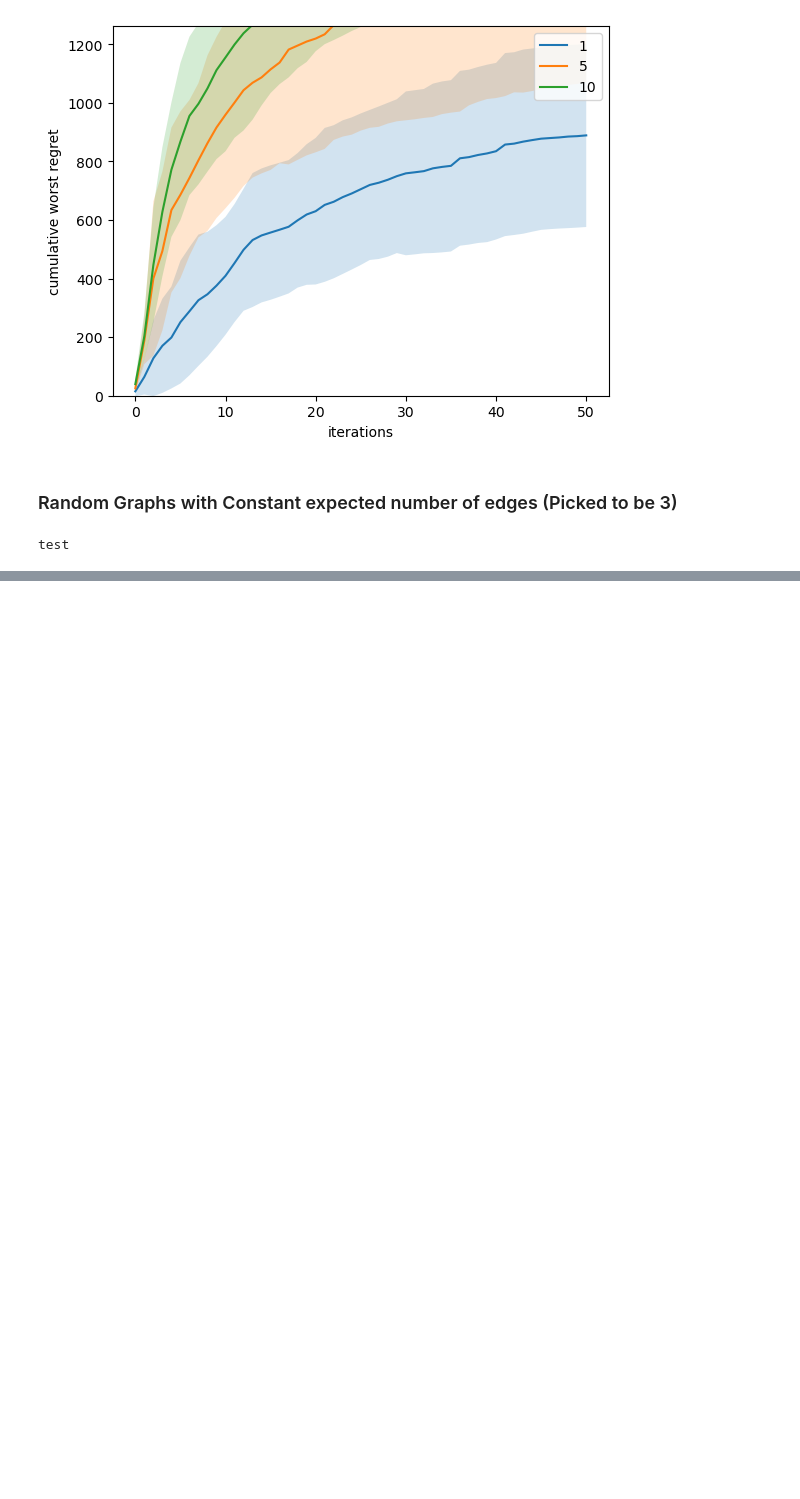
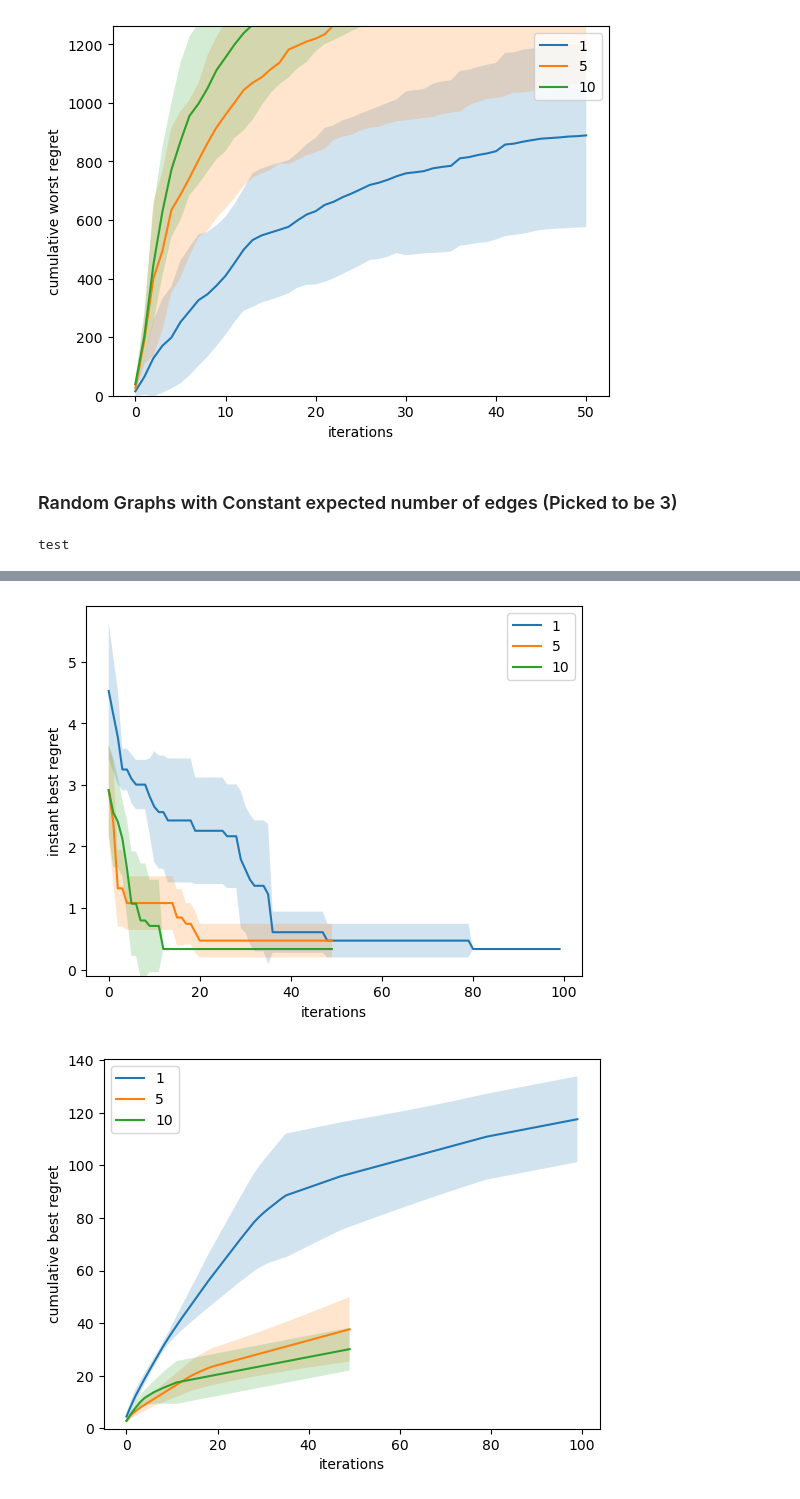
Before and after one commit to sabzer/distributed-bo, a Jupyter notebook: BO.ipynb, the cells around one changed output, grey strips where cells are left out. Cells and saved outputs as stored; diff of their text form; code cells hidden in the pictures; blank space fills up the shorter version.

```diff
--- a/BO.ipynb
+++ b/BO.ipynb
@@ -772,0 +956,6 @@ print(time.time()-start)
+# %%
+#noisy good regret?
+plotRegretsMultCaseWithVar_true('ackley',noisy_ackley_ER,[i for i in [1,5,10]])
+# %% [output]
+[figure, added]
+[figure, added]
```
Also changed, not shown: parts of 11 cells of this notebook.
